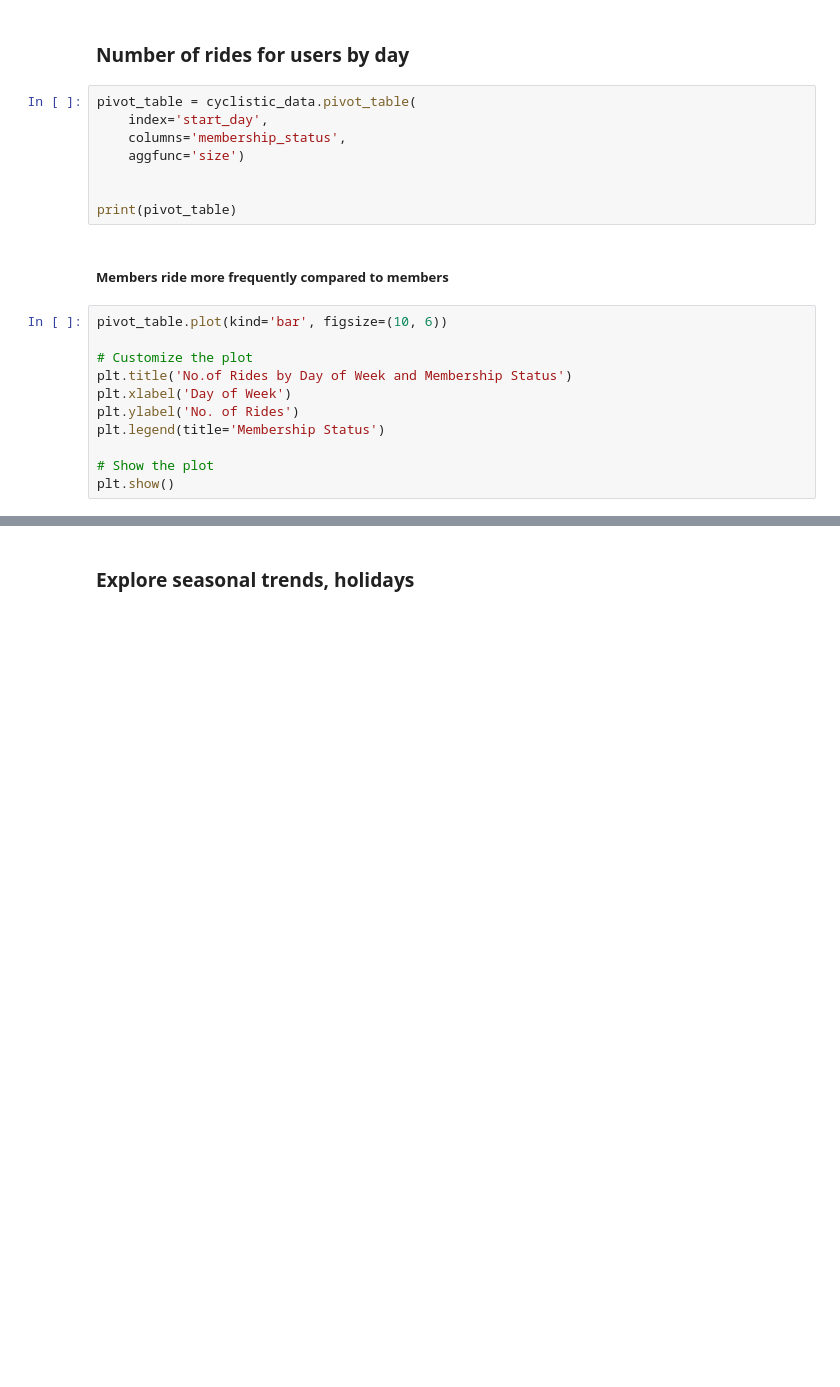
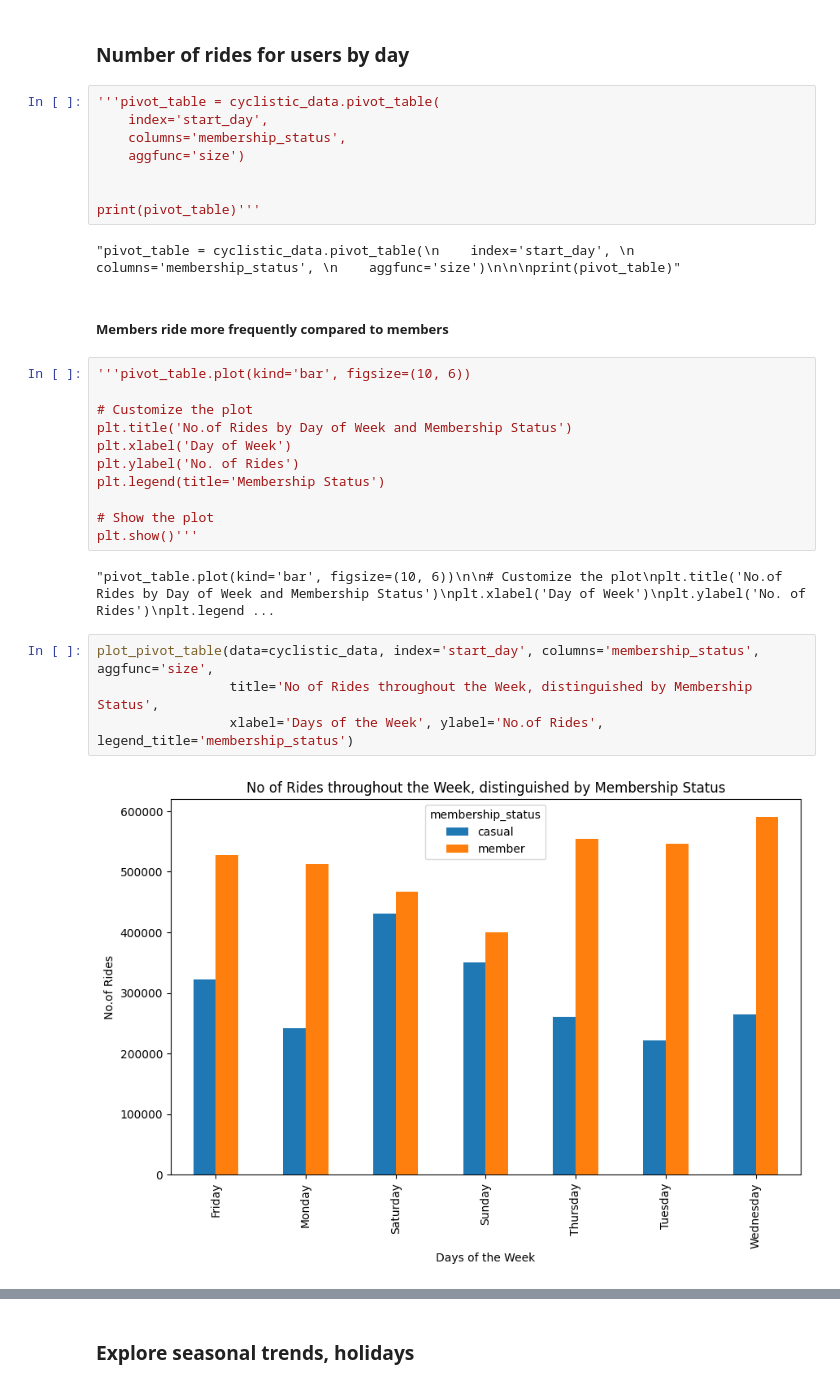
Before and after one commit to kangghong/cyclistic-case-study, a Jupyter notebook: notebooks/exploration.ipynb, the cells around one changed output, grey strips where cells are left out. Saved outputs shown, nothing was run; the diff lists cells and outputs as text; blank space fills up the shorter version.

```diff
--- a/notebooks/exploration.ipynb
+++ b/notebooks/exploration.ipynb
@@ -110,17 +144,19 @@ NameError: name 'generate_stack_hist' is not defined
 # %% [markdown]
 ### Number of rides for users by day
 # %%
-pivot_table = cyclistic_data.pivot_table(
+'''pivot_table = cyclistic_data.pivot_table(
     index='start_day',
     columns='membership_status',
     aggfunc='size')
 
 
-print(pivot_table)
+print(pivot_table)'''
+# %% [output]
+"pivot_table = cyclistic_data.pivot_table(\n    index='start_day', \n    columns='membership_status', \n    aggfunc='size')\n\n\nprint(pivot_table)"
 # %% [markdown]
 ##### Members ride more frequently compared to members
 # %%
-pivot_table.plot(kind='bar', figsize=(10, 6))
+'''pivot_table.plot(kind='bar', figsize=(10, 6))
 
 # Customize the plot
 plt.title('No.of Rides by Day of Week and Membership Status')
@@ -129,7 +165,15 @@ plt.ylabel('No. of Rides')
 plt.legend(title='Membership Status')
 
 # Show the plot
-plt.show()
+plt.show()'''
+# %% [output]
+"pivot_table.plot(kind='bar', figsize=(10, 6))\n\n# Customize the plot\nplt.title('No.of Rides by Day of Week and Membership Status')\nplt.xlabel('Day of Week')\nplt.ylabel('No. of Rides')\nplt.legend ...
+# %%
+plot_pivot_table(data=cyclistic_data, index='start_day', columns='membership_status', aggfunc='size',
+                 title='No of Rides throughout the Week, distinguished by Membership Status',
+                 xlabel='Days of the Week', ylabel='No.of Rides', legend_title='membership_status')
+# %% [output]
+[figure, added]
 # %%
 '''
 map_center = [cyclistic_data['start_lat'].mean(), cyclistic_data['start_lng'].mean()]
```
Also changed, not shown: parts of 89 cells of this notebook, 5 other files.
